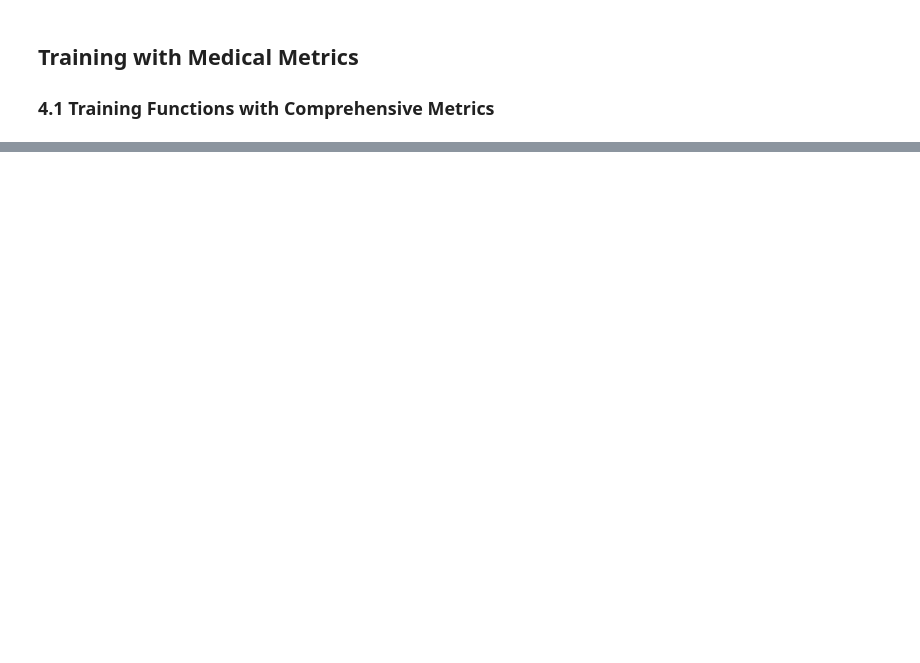
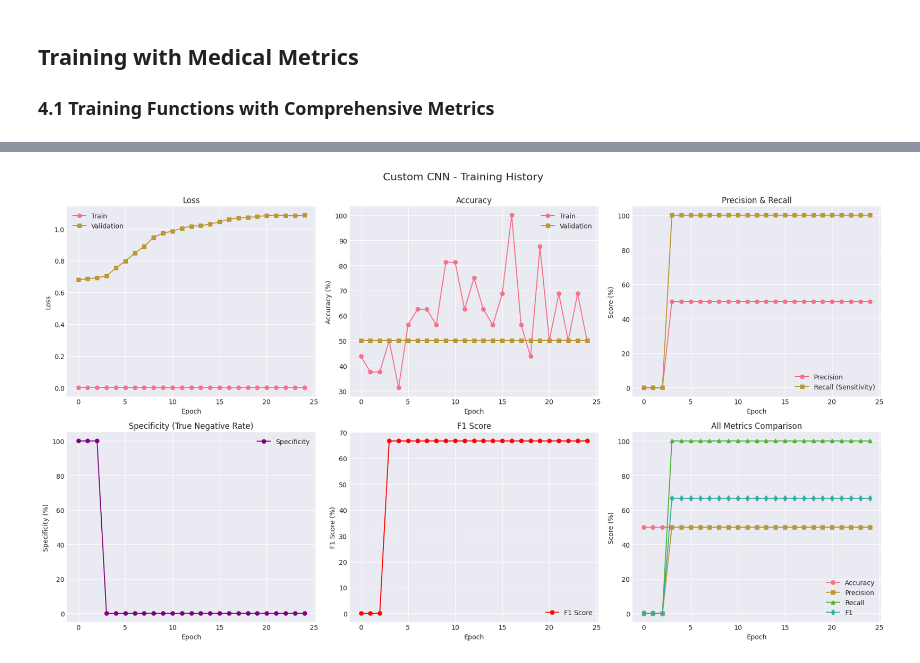
Before and after one commit to Psalmmie/project_pneumonia, a Jupyter notebook: Pneumonia_Detection_XRay.ipynb, the cells around one changed output, grey strips where cells are left out. Drawn from its saved outputs; the diff is of its cells as text; code cells hidden in the pictures; blank space fills up the shorter version.

```diff
--- a/Pneumonia_Detection_XRay.ipynb
+++ b/Pneumonia_Detection_XRay.ipynb
@@ -524,0 +655,5 @@ def train_epoch(model, loader, criterion, optimizer, device):
+# %%
+# Get class weights for loss function
+class_weights_tensor = train_dataset.get_class_weights()
+print(f"class_weights: {class_weights_tensor}")
+print("\nStarting Training...\n")
@@ -524,0 +863,14 @@ def train_epoch(model, loader, criterion, optimizer, device):
+# %%
+# Train Model 3: DenseNet121
+print("\n" + "="*70)
+print("TRAINING DENSENET121")
+print("="*70)
+history_densenet = train_model(
+    model_densenet,
+    train_loader,
+    val_loader,
+    num_epochs=15,
+    learning_rate=0.0001,
+    class_weights=class_weights_tensor,
+    model_name="densenet121"
+)
@@ -524,0 +962,69 @@ def train_epoch(model, loader, criterion, optimizer, device):
+# %%
+def plot_training_history(history, title):
+    """Plot comprehensive training metrics."""
+    fig, axes = plt.subplots(2, 3, figsize=(18, 10))
+
+    # Loss
+    axes[0, 0].plot(history['train_loss'], label='Train', marker='o')
+    axes[0, 0].plot(history['val_loss'], label='Validation', marker='s')
+    axes[0, 0].set_title('Loss')
+    axes[0, 0].set_xlabel('Epoch')
+    axes[0, 0].set_ylabel('Loss')
+    axes[0, 0].legend()
+    axes[0, 0].grid(True)
+
+    # Accuracy
+    axes[0, 1].plot(history['train_acc'], label='Train', marker='o')
+    axes[0, 1].plot(history['val_acc'], label='Validation', marker='s')
+    axes[0, 1].set_title('Accuracy')
+    axes[0, 1].set_xlabel('Epoch')
+    axes[0, 1].set_ylabel('Accuracy (%)')
+    axes[0, 1].legend()
+    axes[0, 1].grid(True)
+
+    # Precision & Recall
+    axes[0, 2].plot(history['val_precision'], label='Precision', marker='o')
+    axes[0, 2].plot(history['val_recall'], label='Recall (Sensitivity)', marker='s')
+    axes[0, 2].set_title('Precision & Recall')
+    axes[0, 2].set_xlabel('Epoch')
+    axes[0, 2].set_ylabel('Score (%)')
+    axes[0, 2].legend()
+    axes[0, 2].grid(True)
+
+    # Specificity
+    axes[1, 0].plot(history['val_specificity'], label='Specificity', marker='o', color='purple')
+    axes[1, 0].set_title('Specificity (True Negative Rate)')
+    axes[1, 0].set_xlabel('Epoch')
+    axes[1, 0].set_ylabel('Specificity (%)')
+    axes[1, 0].legend()
+    axes[1, 0].grid(True)
+
+    # F1 Score
+    axes[1, 1].plot(history['val_f1'], label='F1 Score', marker='o', color='red')
+    axes[1, 1].set_title('F1 Score')
+    axes[1, 1].set_xlabel('Epoch')
+    axes[1, 1].set_ylabel('F1 Score (%)')
+    axes[1, 1].legend()
+    axes[1, 1].grid(True)
+
+    # All validation metrics together
+    axes[1, 2].plot(history['val_acc'], label='Accuracy', marker='o')
+    axes[1, 2].plot(history['val_precision'], label='Precision', marker='s')
+    axes[1, 2].plot(history['val_recall'], label='Recall', marker='^')
+    axes[1, 2].plot(history['val_f1'], label='F1', marker='d')
+    axes[1, 2].set_title('All Metrics Comparison')
+    axes[1, 2].set_xlabel('Epoch')
+    axes[1, 2].set_ylabel('Score (%)')
+    axes[1, 2].legend()
+    axes[1, 2].grid(True)
+
+    plt.suptitle(title, fontsize=16, y=1.00)
+    plt.tight_layout()
+    plt.show()
+
+# Plot all models
+plot_training_history(history_custom, "Custom CNN - Training History")
+plot_training_history(history_resnet, "ResNet50 - Training History")
+plot_training_history(history_densenet, "DenseNet121 - Training History")
+# %% [output]
+[figure, added]
```
Also changed, not shown: parts of 11 cells of this notebook.
